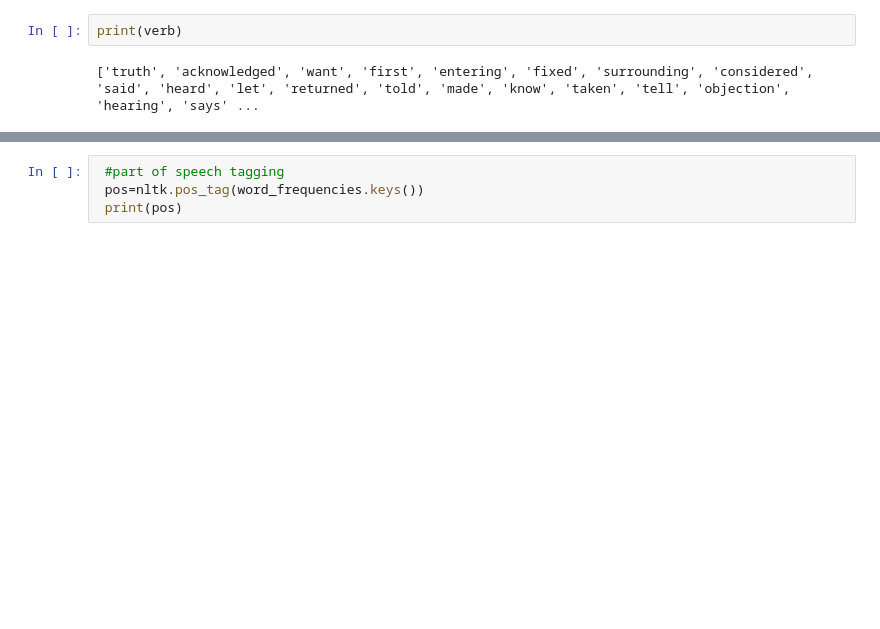
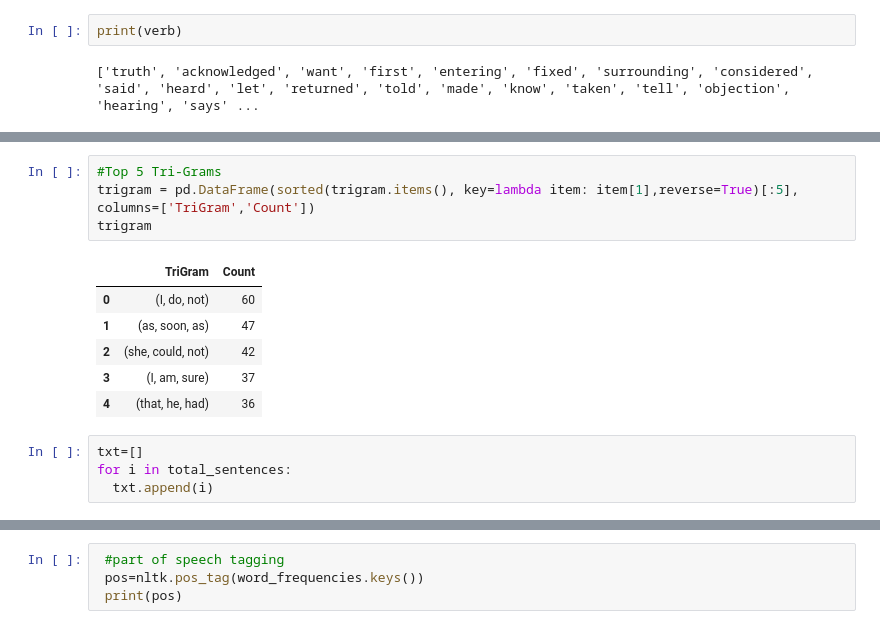
Before and after one commit to RSeth-Creator/Data, a Jupyter notebook: NLP_GutenBerg__Dataset_Analysis.ipynb, the cells around one changed output, grey strips where cells are left out. Cells and saved outputs as stored; diff of their text form; blank space fills up the shorter version.

```diff
--- a/NLP_GutenBerg__Dataset_Analysis.ipynb
+++ b/NLP_GutenBerg__Dataset_Analysis.ipynb
@@ -189,0 +228,15 @@ print(verb)
+# %%
+#Top 5 Tri-Grams
+trigram = pd.DataFrame(sorted(trigram.items(), key=lambda item: item[1],reverse=True)[:5], columns=['TriGram','Count'])
+trigram
+# %% [output]
+|  | TriGram | Count |
+| 0 | (I, do, not) | 60 |
+| 1 | (as, soon, as) | 47 |
+| 2 | (she, could, not) | 42 |
+| 3 | (I, am, sure) | 37 |
+| 4 | (that, he, had) | 36 |
+# %%
+txt=[]
+for i in total_sentences:
+  txt.append(i)
```
Also changed, not shown: parts of 29 cells of this notebook.
